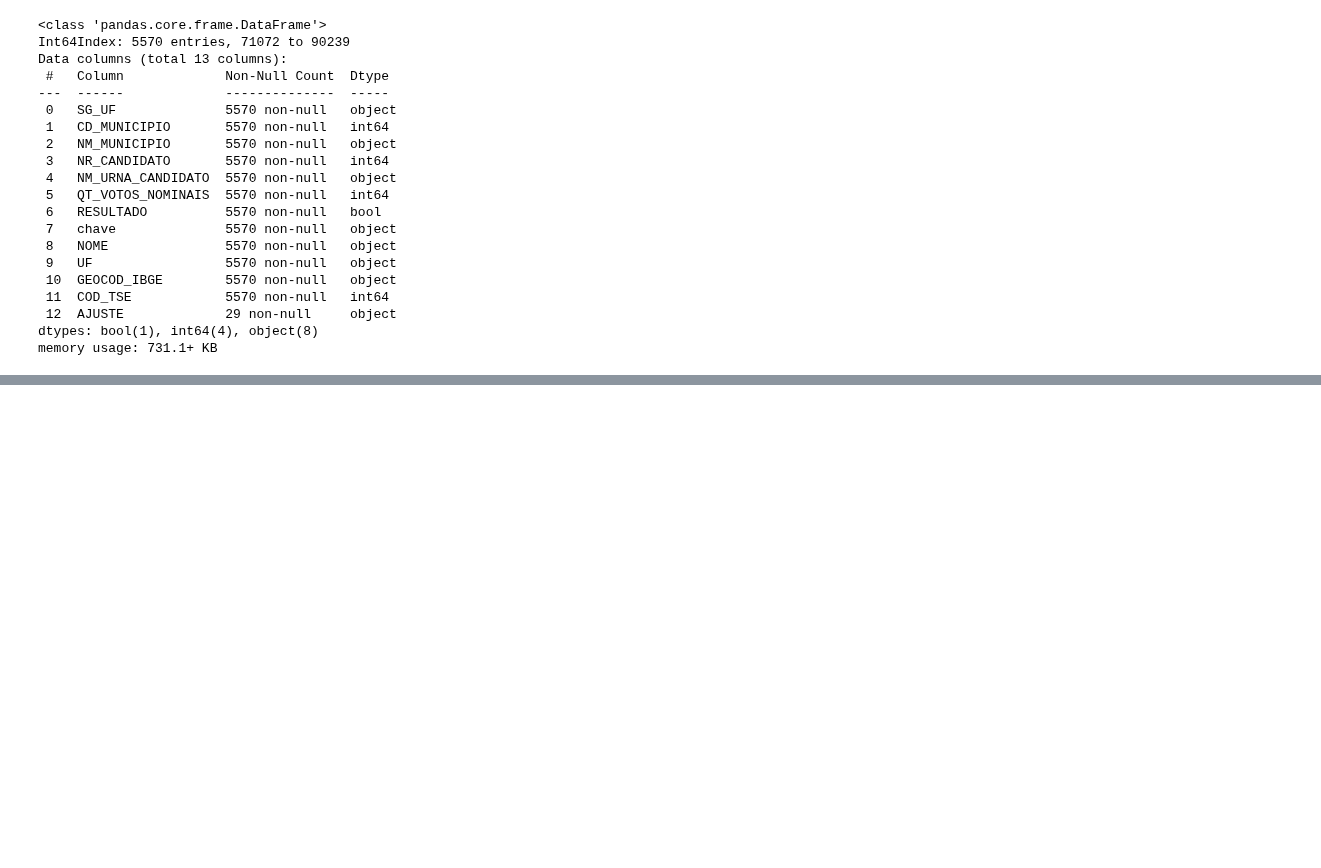
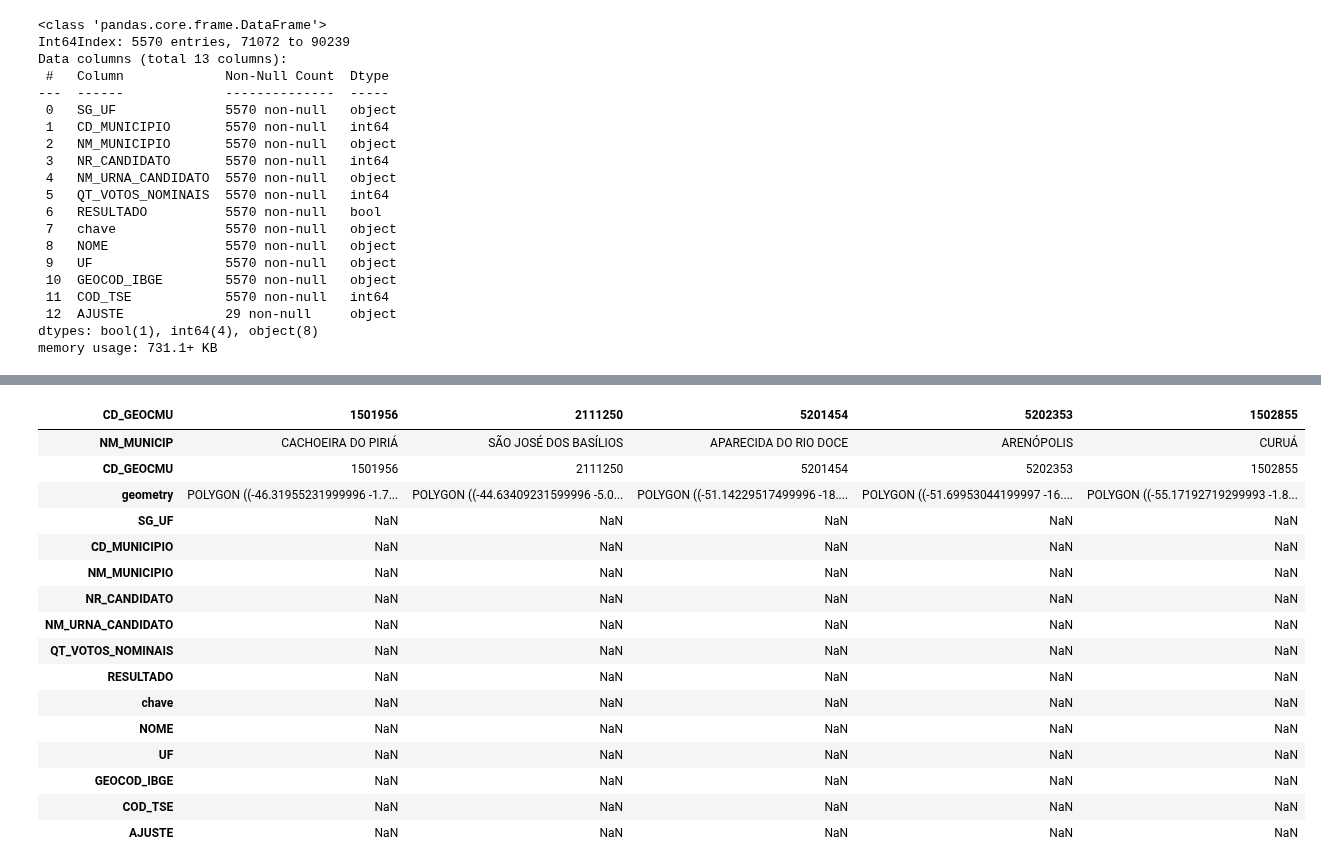
Before and after one commit to V1L3La/Learning-An-lise-de-Dados-em-Python, a Jupyter notebook: Mapa_das_Eleições_de_2018.ipynb, the cells around one changed output, grey strips where cells are left out. Cells and saved outputs as stored; diff of their text form; code cells hidden in the pictures; blank space fills up the shorter version.

```diff
--- a/Mapa_das_Eleições_de_2018.ipynb
+++ b/Mapa_das_Eleições_de_2018.ipynb
@@ -511,8 +511,8 @@ dtypes: geometry(1), object(2)
 memory usage: 130.7+ KB
 # %%
 # (5)
-# Converter o tipo da coluna GEOCOD_IBGE do dataframe df_vot_equ em string
-df_vot_equ['GEOCOD_IBGE'] = df_vot_equ['GEOCOD_IBGE'].astype(str)
+# Transformar a coluna de código de IBGE do dataframe de Votação/Equivalência para string(object)
+df_vot_equ['GEOCOD_IBGE'] = df_vot_equ['GEOCOD_IBGE'].astype(object)
 df_vot_equ.info()
 # %% [output]
 <class 'pandas.core.frame.DataFrame'>
@@ -616,0 +576,23 @@ df_mapa_novo[df_mapa_novo['CD_MUNICIPIO'].isna()]
+# %%
+# (6)
+# Unificar o dataframe do Mapa com o dataframe de votação/equivalência
+df_mapa_novo = df_mapa.join(df_vot_equ)
+df_mapa_novo.head().T
+# %% [output]
+| CD_GEOCMU | 1501956 | 2111250 | 5201454 | 5202353 | 1502855 |
+| NM_MUNICIP | CACHOEIRA DO PIRIÁ | SÃO JOSÉ DOS BASÍLIOS | APARECIDA DO RIO DOCE | ARENÓPOLIS | CURUÁ |
+| CD_GEOCMU | 1501956 | 2111250 | 5201454 | 5202353 | 1502855 |
+| geometry | POLYGON ((-46.31955231999996 -1.7... | POLYGON ((-44.63409231599996 -5.0... | POLYGON ((-51.14229517499996 -18.... | POLYGON ((-51.69953044199997 -16.... | POLYGON ((-55.17192719299993 -1.8... |
+| SG_UF | NaN | NaN | NaN | NaN | NaN |
+| CD_MUNICIPIO | NaN | NaN | NaN | NaN | NaN |
+| NM_MUNICIPIO | NaN | NaN | NaN | NaN | NaN |
+| NR_CANDIDATO | NaN | NaN | NaN | NaN | NaN |
+| NM_URNA_CANDIDATO | NaN | NaN | NaN | NaN | NaN |
+| QT_VOTOS_NOMINAIS | NaN | NaN | NaN | NaN | NaN |
+| RESULTADO | NaN | NaN | NaN | NaN | NaN |
+| chave | NaN | NaN | NaN | NaN | NaN |
+| NOME | NaN | NaN | NaN | NaN | NaN |
+| UF | NaN | NaN | NaN | NaN | NaN |
+| GEOCOD_IBGE | NaN | NaN | NaN | NaN | NaN |
+| COD_TSE | NaN | NaN | NaN | NaN | NaN |
+| AJUSTE | NaN | NaN | NaN | NaN | NaN |
```
Also changed, not shown: parts of 22 cells of this notebook.
